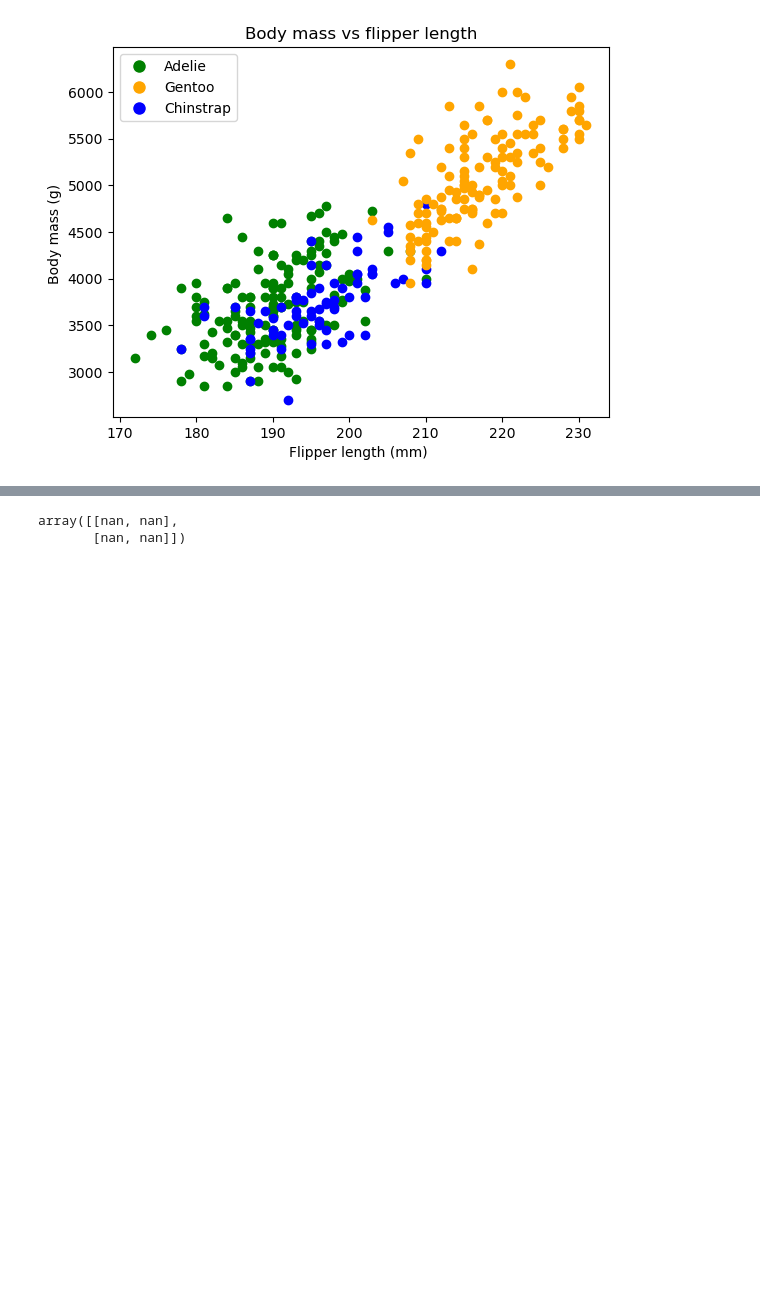
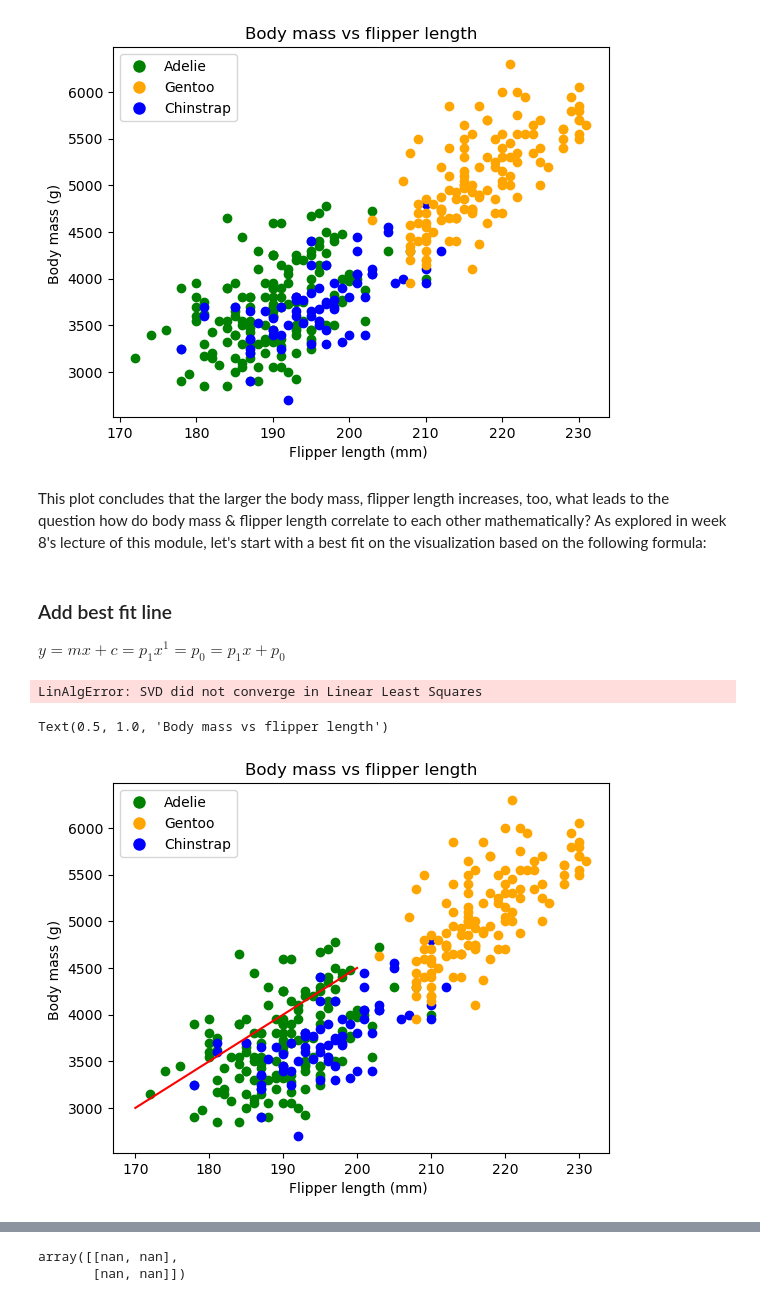
Before and after one commit to MattiDoubleU/Principles-of-Data-Analytics-Project, a Jupyter notebook: penguins.ipynb, the cells around one changed output, grey strips where cells are left out. Cells and saved outputs as stored; diff of their text form; code cells hidden in the pictures; blank space fills up the shorter version.

Commit message:
Trying to finish the project / trouble with best fit line

```diff
--- a/penguins.ipynb
+++ b/penguins.ipynb
@@ -531,4 +531,57 @@ plt.show()
 # %% [output]
 "\nplt.scatter(flen, bmass)\nplt.xlabel('Flipper Length (mm)')\nplt.ylabel('Body Mass (g)')\nplt.title('Scatter Plot of Flipper Length vs Body Mass')\nplt.show()\n"
 [figure]
+# %% [markdown]
+This plot concludes that the larger the body mass, flipper length increases, too, what leads to the question how do body mass & flipper length correlate to each other mathematically? As explored in week 8's lecture of this module, let's start with a best fit on the visualization based on the following formula:
+# %% [markdown]
+### Add best fit line
+
+$ y = mx + c = p_1 x^1 = p_0 = p_1 x + p_0$
+# %%
+
+# Fit a straight line between x and y.
+m, c = np.polyfit(flen, bmass, 1)
+
+# Show m and c.
+m, c
+# %% [output]
+LinAlgError: SVD did not converge in Linear Least Squares
+# %%
+# X values for best fot line.
+bf_x = np.linspace(170, 200, 230)
+
+# Y values for best fit line.
+bf_y = m * bf_x + c
+# %%
+# Define colors for each species by creating dictionary.
+colors = {'Adelie': 'green', 'Gentoo': 'orange', 'Chinstrap': 'blue'}
+
+# Create a new figure and set of axes.
+fig, ax = plt.subplots(1, 1)
+
+# Plot the data points with color coding based on species.
+for i in range(len(flen)):
+    species_color = colors[df['species'][i]] if df['species'][i] in colors else 'k'  # Access species column / it's a common convention in programming to use 'k' to represent black and 'i'(index) as loop variable.
+    ax.plot(flen[i], bmass[i], 'o', c=species_color)
+
+
+# Simple Plot.
+ax.plot(bf_x, bf_y, 'r-')  # r is for red, - dash for line
+
+# Axis labels.
+ax.set_xlabel('Flipper length (mm) ')
+ax.set_ylabel('Body mass (g) ')
+
+
+# Add legend.
+legend_elements = [plt.Line2D([0], [0], marker='o', color='w', label='Adelie', markerfacecolor='green', markersize=10),
+                   plt.Line2D([0], [0], marker='o', color='w', label='Gentoo', markerfacecolor='orange', markersize=10),
+                   plt.Line2D([0], [0], marker='o', color='w', label='Chinstrap', markerfacecolor='blue', markersize=10)]
+ax.legend(handles=legend_elements, loc='upper left')
+
+# Title.
+ax.set_title('Body mass vs flipper length')
+# %% [output]
+Text(0.5, 1.0, 'Body mass vs flipper length')
+[figure, added]
 # %% [markdown]
```
Also changed, not shown: parts of 9 cells of this notebook.
